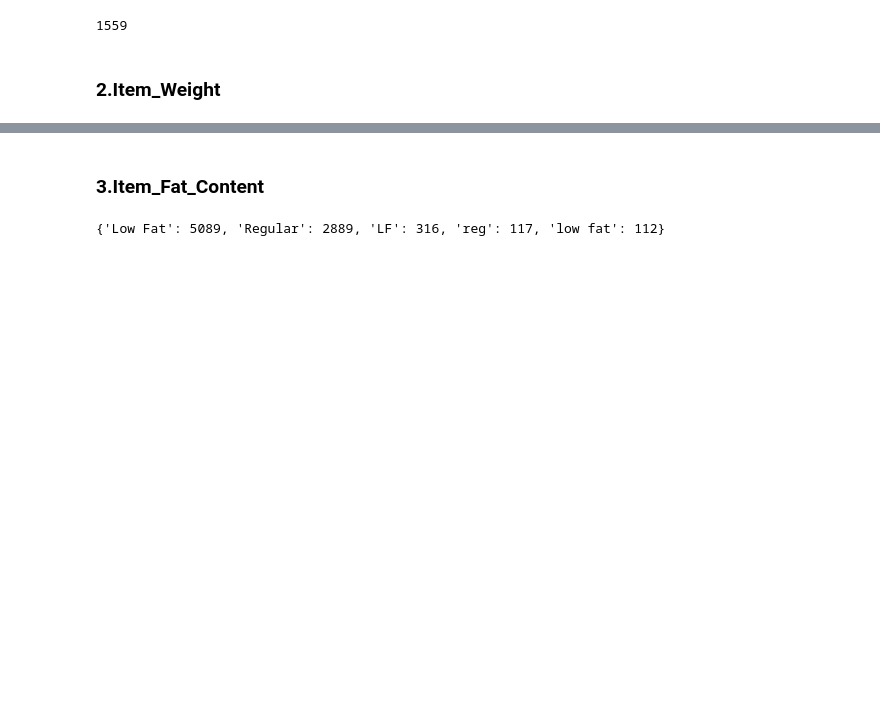
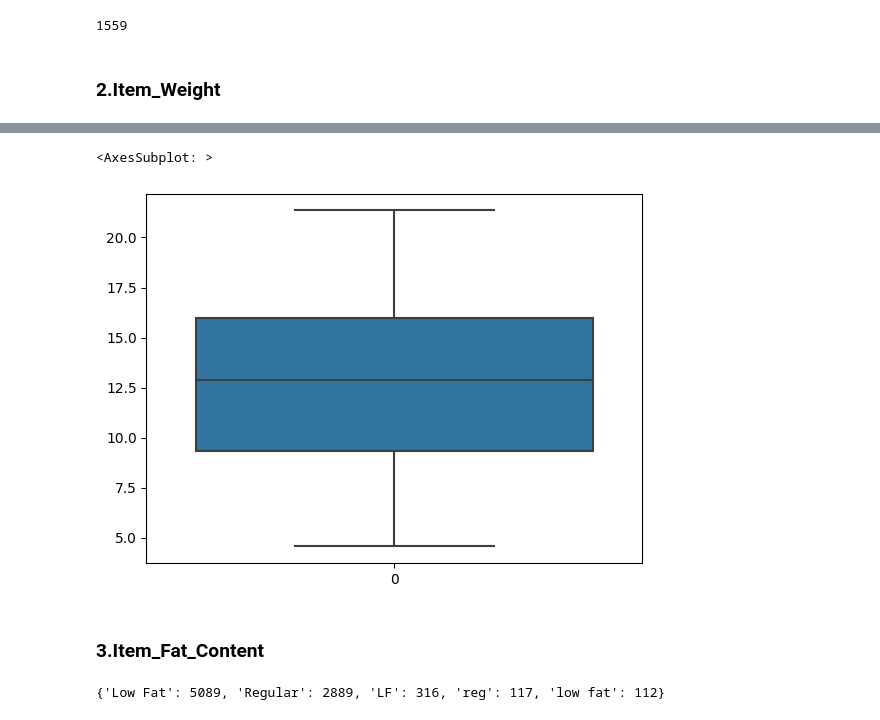
Before and after one commit to dhirajkeswani/Store-Sales-Prediction, a Jupyter notebook: Model Building.ipynb, the cells around one changed output, grey strips where cells are left out. Drawn from its saved outputs; the diff is of its cells as text; code cells hidden in the pictures; blank space fills up the shorter version.

```diff
--- a/Model Building.ipynb
+++ b/Model Building.ipynb
@@ -69,0 +82,3 @@ sales_data['Item_Identifier'].nunique()
+# %%
+sales_data['Item_Weight'].fillna(sales_data['Item_Weight'].mean(),inplace=True)
+sales_data
@@ -70,3 +99,8 @@ sales_data['Item_Identifier'].nunique()
+# %%
+sns.boxplot(sales_data['Item_Weight'])
+# %% [output]
+<AxesSubplot: >
+[figure, added]
 # %% [markdown]
 ### 3.Item_Fat_Content
 # %%
```
Also changed, not shown: parts of 42 cells of this notebook.
